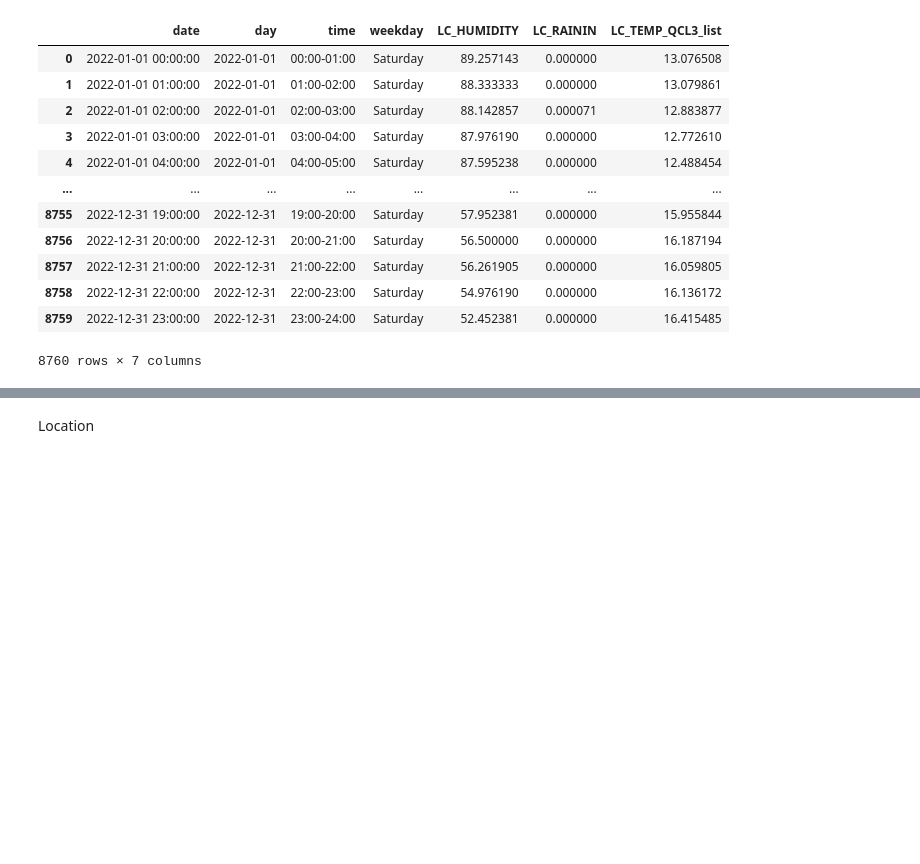
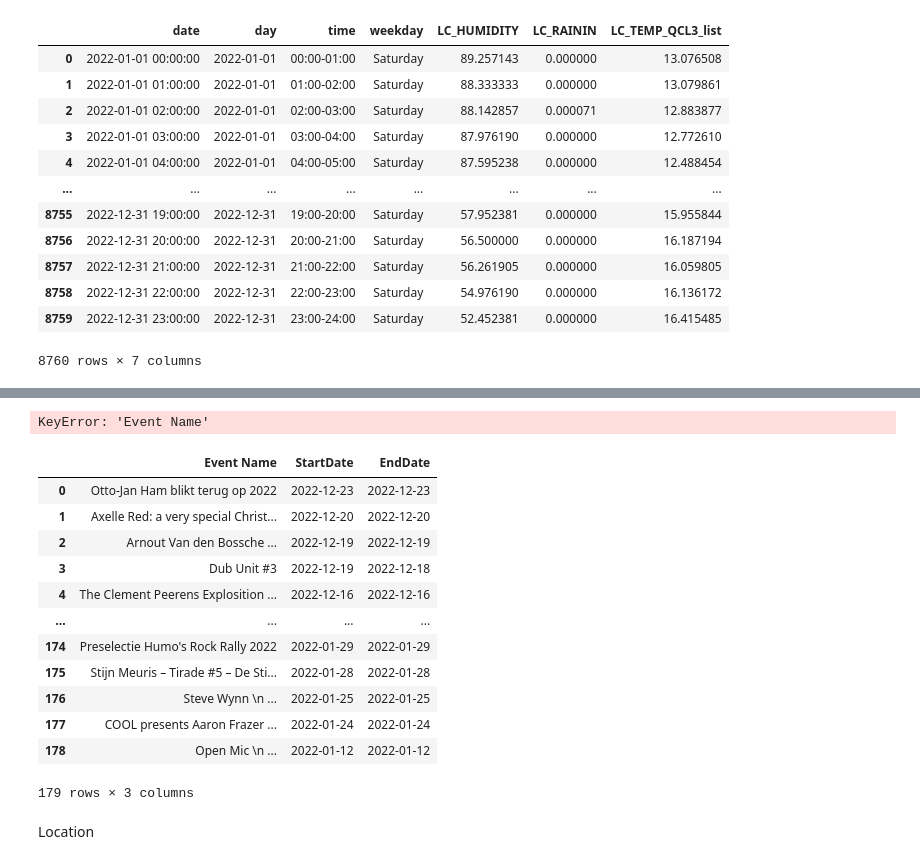
Before and after one commit to SarahSchrevens/MDA_project, a Jupyter notebook: noise prediction model/Past Data matrix/01_past data matrix.ipynb, the cells around one changed output, grey strips where cells are left out. Drawn from its saved outputs; the diff is of its cells as text; code cells hidden in the pictures; blank space fills up the shorter version.

Commit message:
update past data matrix

```diff
--- a/noise prediction model/Past Data matrix/01_past data matrix.ipynb
+++ b/noise prediction model/Past Data matrix/01_past data matrix.ipynb
@@ -80,0 +83,5 @@ df
+# %%
+# Import event data
+school = pd.read_csv("school_holidays_belg.csv", encoding="mac_roman")
+loko = pd.read_csv("events_loko.csv")
+depot = pd.read_csv("depot_past_events -2022.csv")
@@ -81,3 +160,42 @@ df
+# %%
+# depot data transformation
+rows_list = []
+
+for index, row in loko.iterrows():
+    name = row['Event Name	']
+    start_date = row['StartDate']
+    end_date = row['EndDate']
+
+    if start_date == end_date:
+        rows_list.append({'Name': name, 'Date': start_date})
+    else:
+        date_range = pd.date_range(start=start_date, end=end_date)
+        for date in date_range:
+            rows_list.append({'Name': name, 'Date': date})
+
+# Create a new DataFrame from the list of rows
+depot_date = pd.DataFrame(rows_list)
+
+# Display the transformed data
+depot_date
+# %% [output]
+KeyError: 'Event Name'
+# %%
+depot
+# %% [output]
+|  | Event Name | StartDate | EndDate |
+| 0 | Otto-Jan Ham blikt terug op 2022 | 2022-12-23 | 2022-12-23 |
+| 1 | Axelle Red: a very special Christ... | 2022-12-20 | 2022-12-20 |
+| 2 | Arnout Van den Bossche ... | 2022-12-19 | 2022-12-19 |
+| 3 | Dub Unit #3 | 2022-12-19 | 2022-12-18 |
+| 4 | The Clement Peerens Explosition ... | 2022-12-16 | 2022-12-16 |
+| ... | ... | ... | ... |
+| 174 | Preselectie Humo's Rock Rally 2022 | 2022-01-29 | 2022-01-29 |
+| 175 | Stijn Meuris – Tirade #5 – De Sti... | 2022-01-28 | 2022-01-28 |
+| 176 | Steve Wynn \n ... | 2022-01-25 | 2022-01-25 |
+| 177 | COOL presents Aaron Frazer ... | 2022-01-24 | 2022-01-24 |
+| 178 | Open Mic \n ... | 2022-01-12 | 2022-01-12 |
+179 rows × 3 columns
 # %% [markdown]
 Location
 # %%
```
Also changed, not shown: parts of 4 cells of this notebook, 9 other files.
